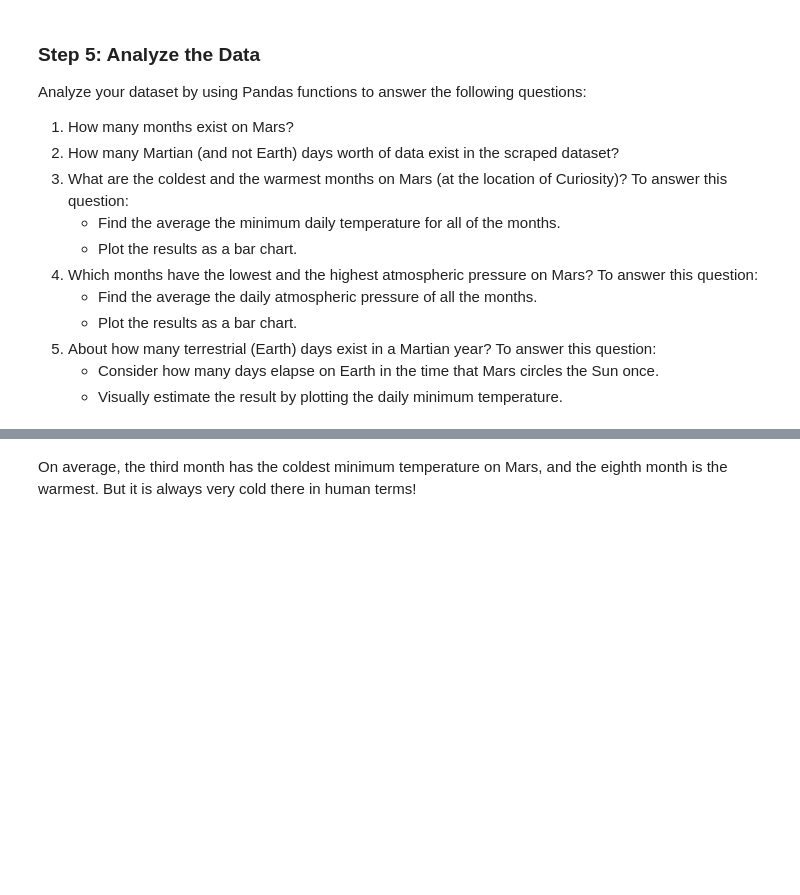
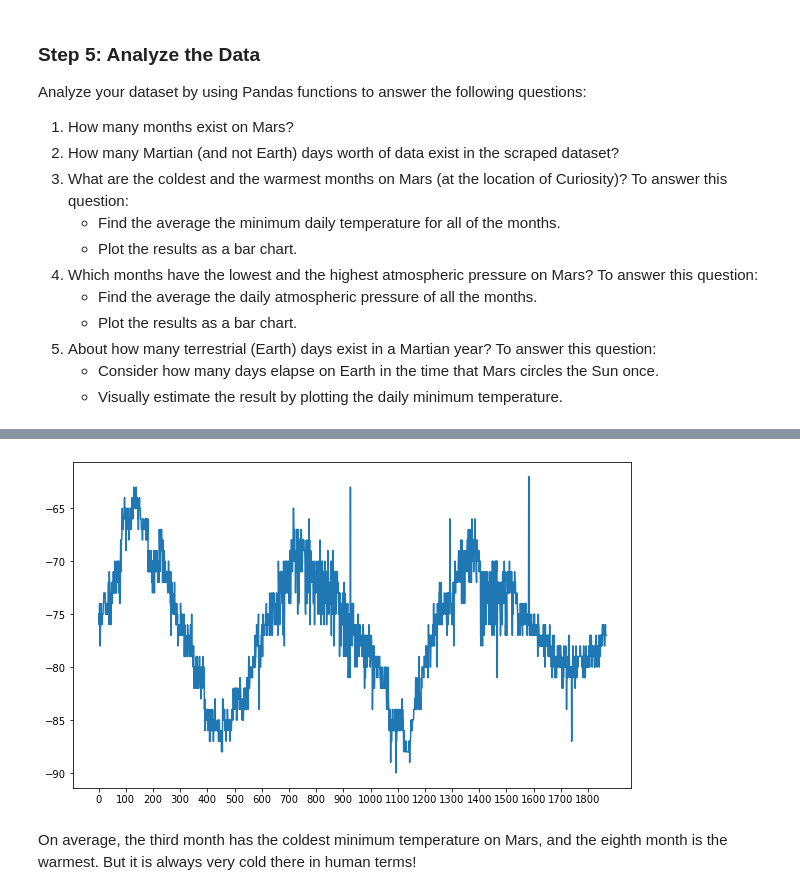
Before and after one commit to Qianna/Module-12-Homework---Web-Scrapping, a Jupyter notebook: part_2_mars_weather.ipynb, the cells around one changed output, grey strips where cells are left out. Cells and saved outputs as stored; diff of their text form; code cells hidden in the pictures; blank space fills up the shorter version.

```diff
--- a/part_2_mars_weather.ipynb
+++ b/part_2_mars_weather.ipynb
@@ -33,6 +34,6 @@ html = browser.html
 soup = soup(html,'html.parser')
 # %%
 # Extract all rows of data
-tables = pd.read_html(url)
-tables
+rows = soup.find_all('tr', class_ = 'data-row')
+rows
 # %% [output]
@@ -126,5 +261,11 @@ Analyze your dataset by using Pandas functions to answer the following questions
 # %%
 # 5. How many terrestrial (earth) days are there in a Martian year?
+plt.figure(figsize=(10,6))
+weather_df['min_temp'].plot(x='month',y='min_temp')
+plt.xticks(np.arange(0, len(weather_df), 100))
+plt.show()
+# %% [output]
+[figure, added]
 # %% [markdown]
 On average, the third month has the coldest minimum temperature on Mars, and the eighth month is the warmest. But it is always very cold there in human terms!
 # %% [markdown]
```
Also changed, not shown: parts of 21 cells of this notebook, 1 other file.
